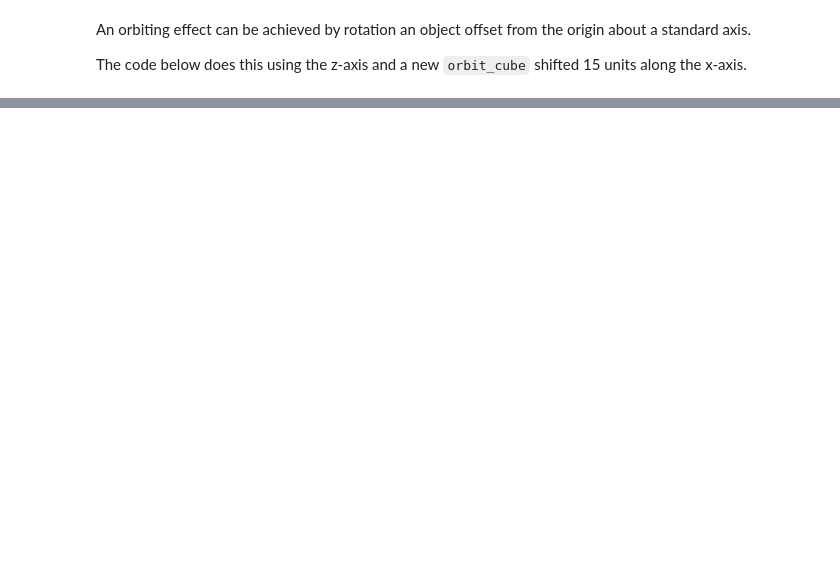
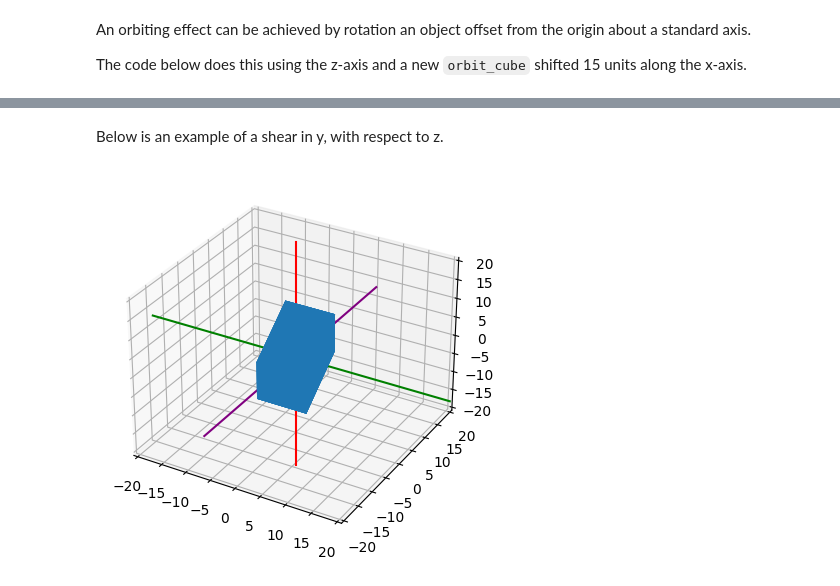
Before and after one commit to tclaar/CubeTransformations, a Jupyter notebook: TransformationExamples.ipynb, the cells around one changed output, grey strips where cells are left out. Drawn from its saved outputs; the diff is of its cells as text; code cells hidden in the pictures; blank space fills up the shorter version.

```diff
--- a/TransformationExamples.ipynb
+++ b/TransformationExamples.ipynb
@@ -129,0 +162,11 @@ demo.display_objects(cube_sheared)
+# %% [markdown]
+Below is an example of a shear in y, with respect to z.
+# %%
+S = np.array([[1, 0, 0],
+              [0, 1, 0],
+              [0, 1, 1]])
+cube_sheared = np.matmul(S, cube)
+
+demo.display_objects(cube_sheared)
+# %% [output]
+[figure, added]
```
Also changed, not shown: parts of 15 cells of this notebook.
